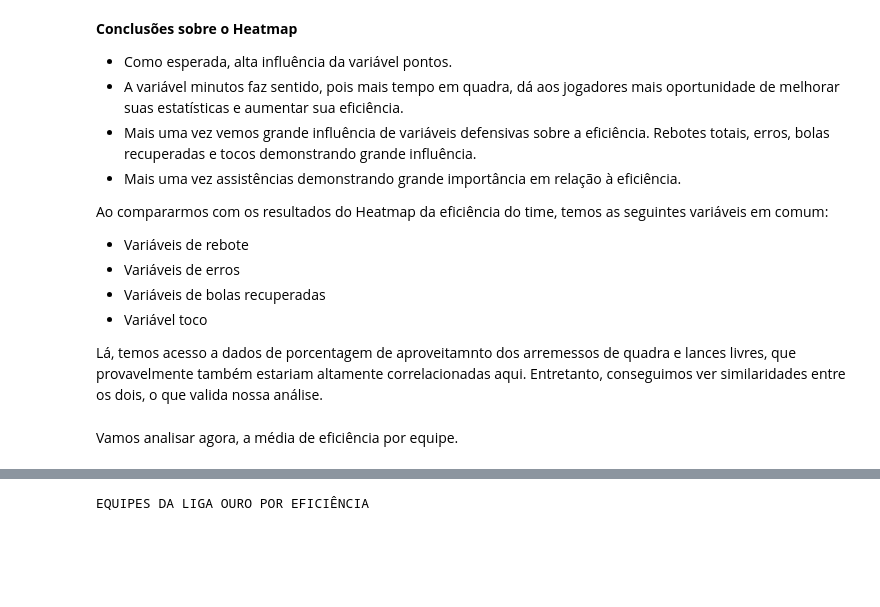
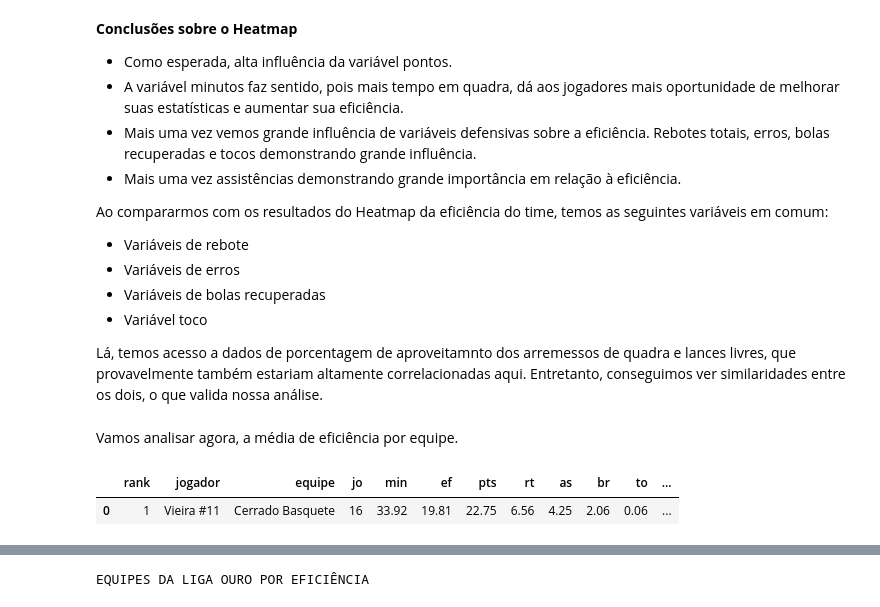
Before and after one commit to rafaelnduarte/Analise_De_Dados_Cerrado_Basquete, a Jupyter notebook: Análise_de_Dados_Cerrado_Basquete.ipynb, the cells around one changed output, grey strips where cells are left out. Saved outputs shown, nothing was run; the diff lists cells and outputs as text; code cells hidden in the pictures; blank space fills up the shorter version.

```diff
--- a/Análise_de_Dados_Cerrado_Basquete.ipynb
+++ b/Análise_de_Dados_Cerrado_Basquete.ipynb
@@ -917,3 +931,8 @@ Ao compararmos com os resultados do Heatmap da eficiência do time, temos as seg
 Lá, temos acesso a dados de porcentagem de aproveitamnto dos arremessos de quadra e lances livres, que provavelmente também estariam altamente correlacionadas aqui. Entretanto, conseguimos ver similaridades entre os dois, o que valida nossa análise.
 # %% [markdown]
 Vamos analisar agora, a média de eficiência por equipe.
+# %%
+df_players.head(1)
+# %% [output]
+|  | rank | jogador | equipe | jo | min | ef | pts | rt | as | br | to | ... |
+| 0 | 1 | Vieira #11 | Cerrado Basquete | 16 | 33.92 | 19.81 | 22.75 | 6.56 | 4.25 | 2.06 | 0.06 | ... |
```
Also changed, not shown: parts of 8 cells of this notebook.
